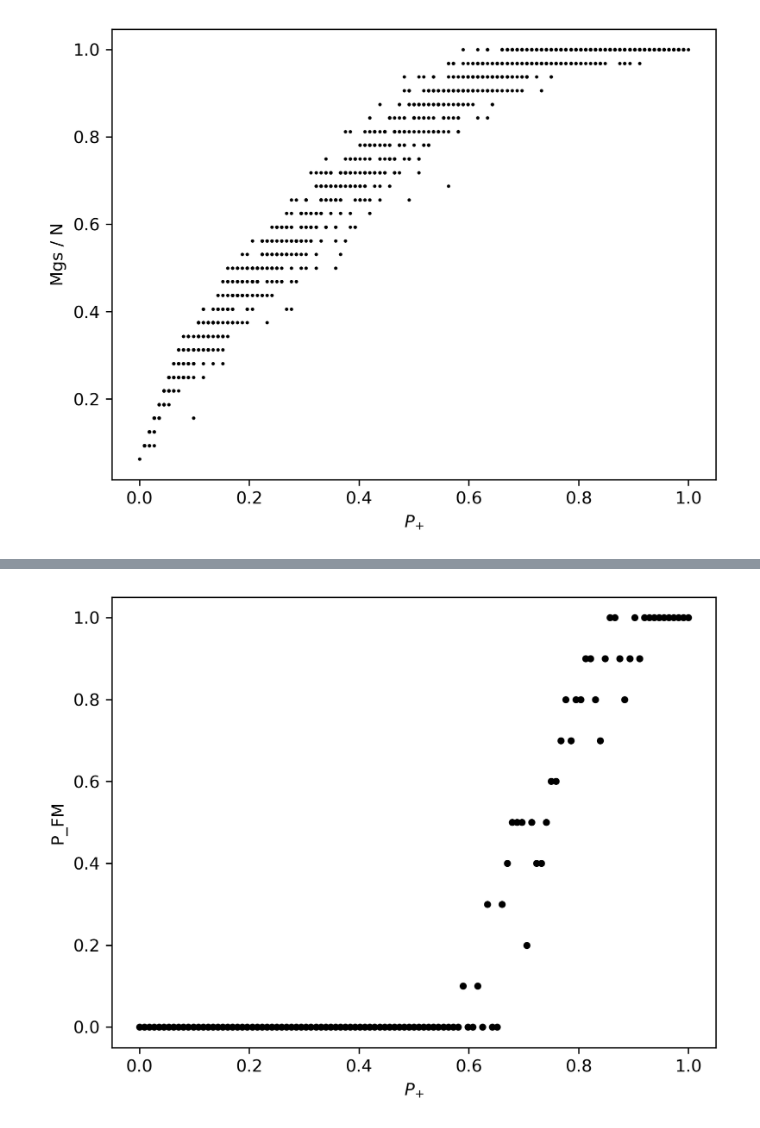
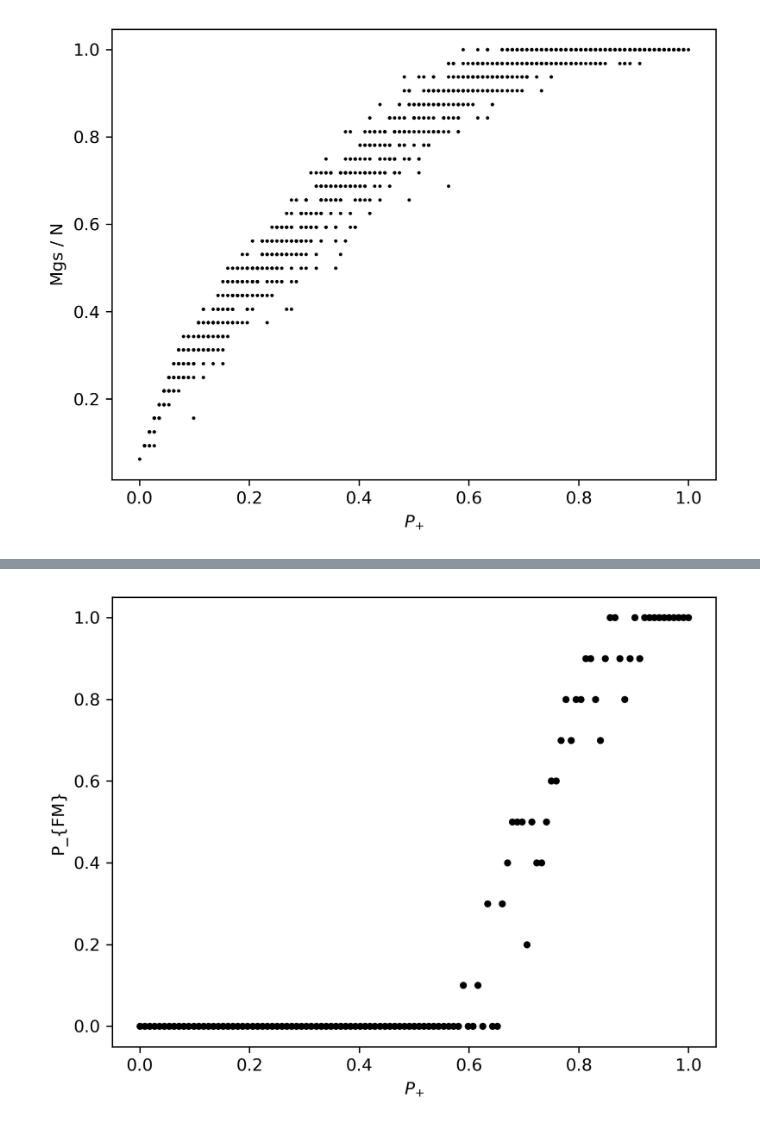
Before and after one commit to feirime/Ground-state-search-2D-Ising-model, a Jupyter notebook: images/scripts_and_programs/Entropy/Ggs(h).ipynb, the cells around one changed output, grey strips where cells are left out. Saved outputs shown, nothing was run; the diff lists cells and outputs as text; code cells hidden in the pictures.

```diff
--- a/images/scripts_and_programs/Entropy/Ggs(h).ipynb
+++ b/images/scripts_and_programs/Entropy/Ggs(h).ipynb
@@ -79,29 +79,29 @@ plt.show()
 # %%
 plt.figure(dpi=300)
 P_plus_sample = 0
 idxs = [i for i, x in enumerate(P_plus) if x >= P_plus_sample]
 P_plus_local = P_plus[idxs]
 Mgs = []
 for indx in idxs:
     file = arr_of_files[indx]
     gem = np.loadtxt(open(file), skiprows=4).T
     G = gem[0]
     E = gem[1]
     M = gem[2]
     Eh = E - M * h
     Egs_idx = np.argwhere(Eh <= np.min(Eh) * 0.9999)
     Mgs.append(np.max((M[Egs_idx]) / (N * N)))
     #plt.scatter(P_plus[indx], Mgs[indx-1], color='black', s=1)
 Mgs = np.array(Mgs)
 P_unique = np.unique(P_plus_local)
 for P_u in P_unique:
     mask = P_plus_local == P_u
     pMgs = Mgs[mask]
     prob = np.sum(pMgs == 1) / len(pMgs)
     plt.scatter(P_u, prob, color='black', s=10)
 plt.xlabel("$P_{+}$")
-plt.ylabel("P_FM")
+plt.ylabel("P_{FM}")
 #plt.savefig("../../P_FM_Mmax.eps", format='eps', dpi=300)
 plt.show()
 # %% [output]
-[figure, old version]
+[figure, new version]
```
Also changed, not shown: parts of 2 cells of this notebook, 3 other files.
